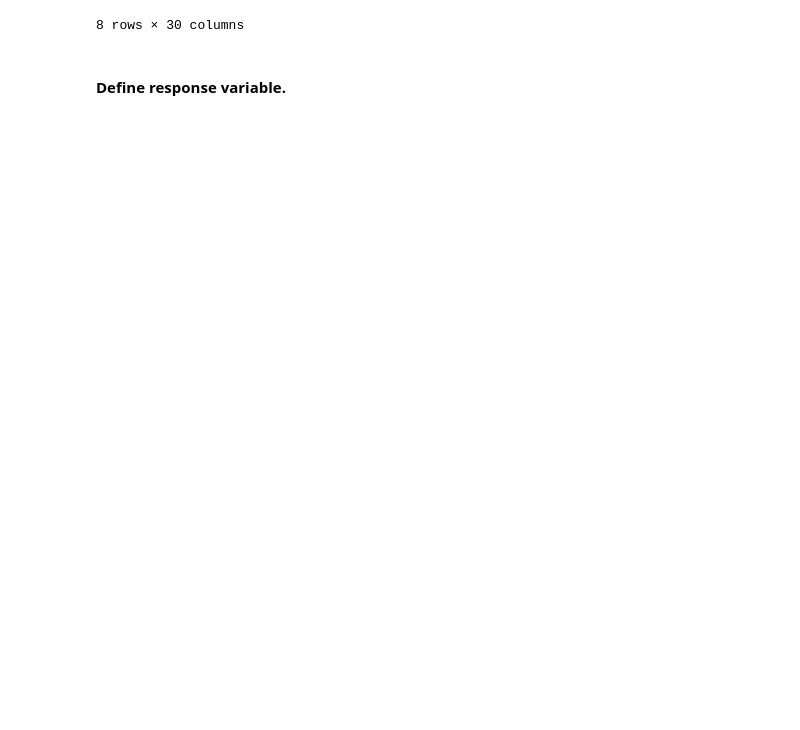
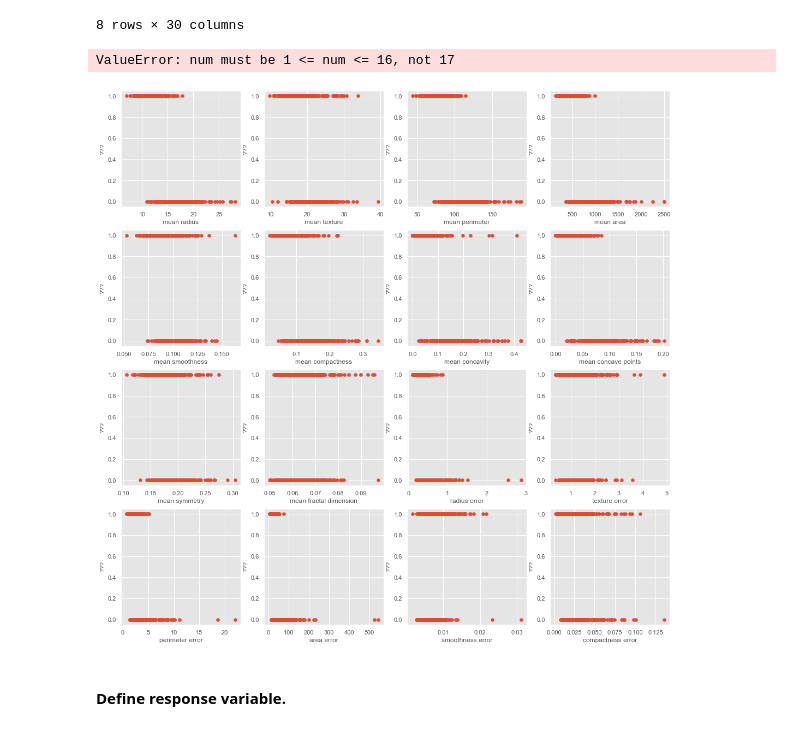
Before and after one commit to neda0/uw_biol359_spr21, a Jupyter notebook: w9_training_validation.ipynb, the cells around one changed output. Drawn from its saved outputs; the diff is of its cells as text; code cells hidden in the pictures; blank space fills up the shorter version.

```diff
--- a/w9_training_validation.ipynb
+++ b/w9_training_validation.ipynb
@@ -73,3 +71,18 @@ features.describe()
 | 75% | 15.780000 | 21.800000 | 104.100000 | 782.700000 | 0.105300 | 0.130400 | ... |
 | max | 28.110000 | 39.280000 | 188.500000 | 2501.000000 | 0.163400 | 0.345400 | ... |
 8 rows × 30 columns
+# %%
+# Generate scatter plot of independent vs Dependent variable
+plt.style.use('ggplot')
+fig = plt.figure(figsize = (18, 18))
+
+for index, feature_name in enumerate(breast_raw.feature_names):
+    ax = fig.add_subplot(4, 4, index + 1)
+    ax.scatter(breast_raw.data[:, index], breast_raw.target)
+    ax.set_ylabel('???', size = 12)
+    ax.set_xlabel(feature_name, size = 12)
+
+plt.show()
+# %% [output]
+ValueError: num must be 1 <= num <= 16, not 17
+[figure, added]
```
Also changed, not shown: parts of 16 cells of this notebook, 1 other file.
